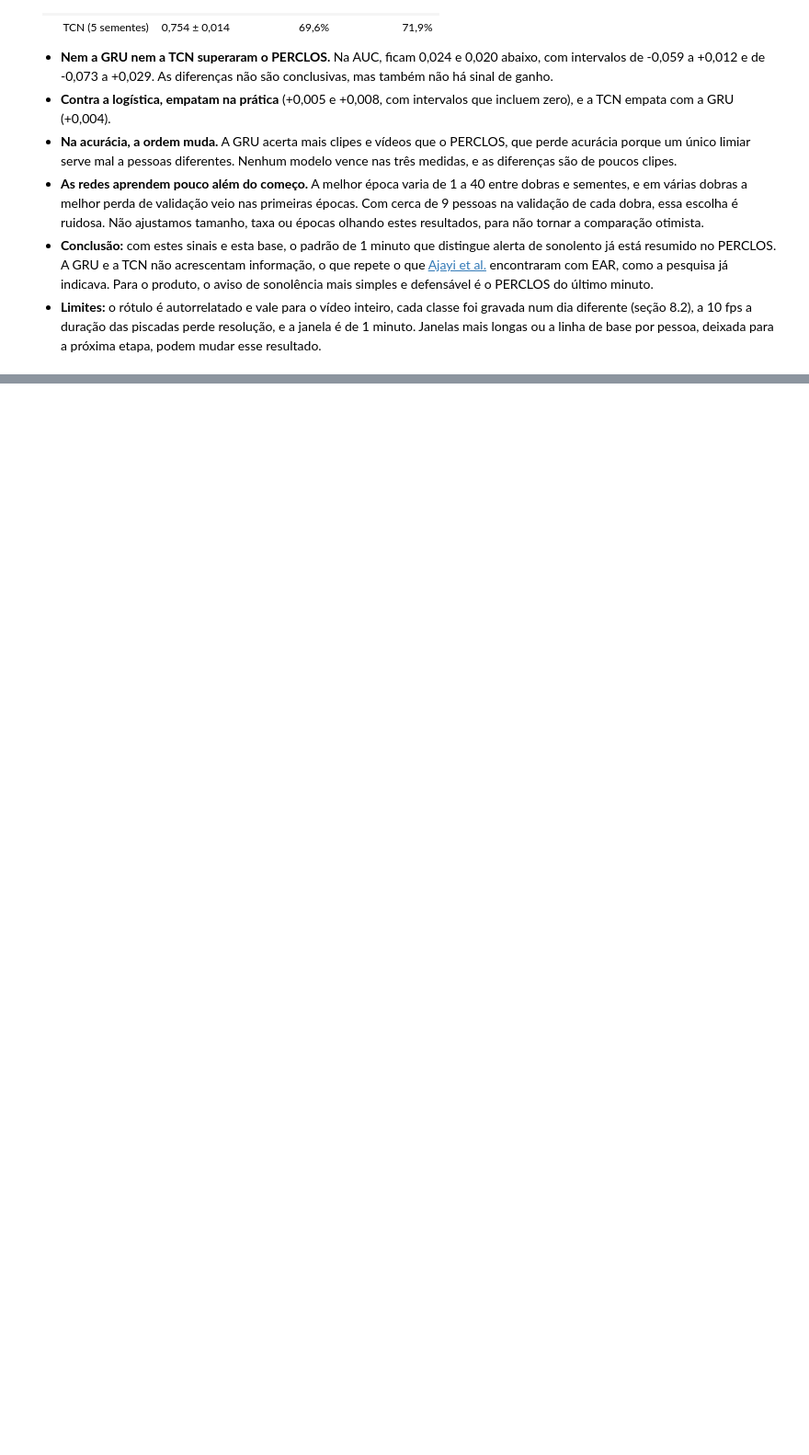
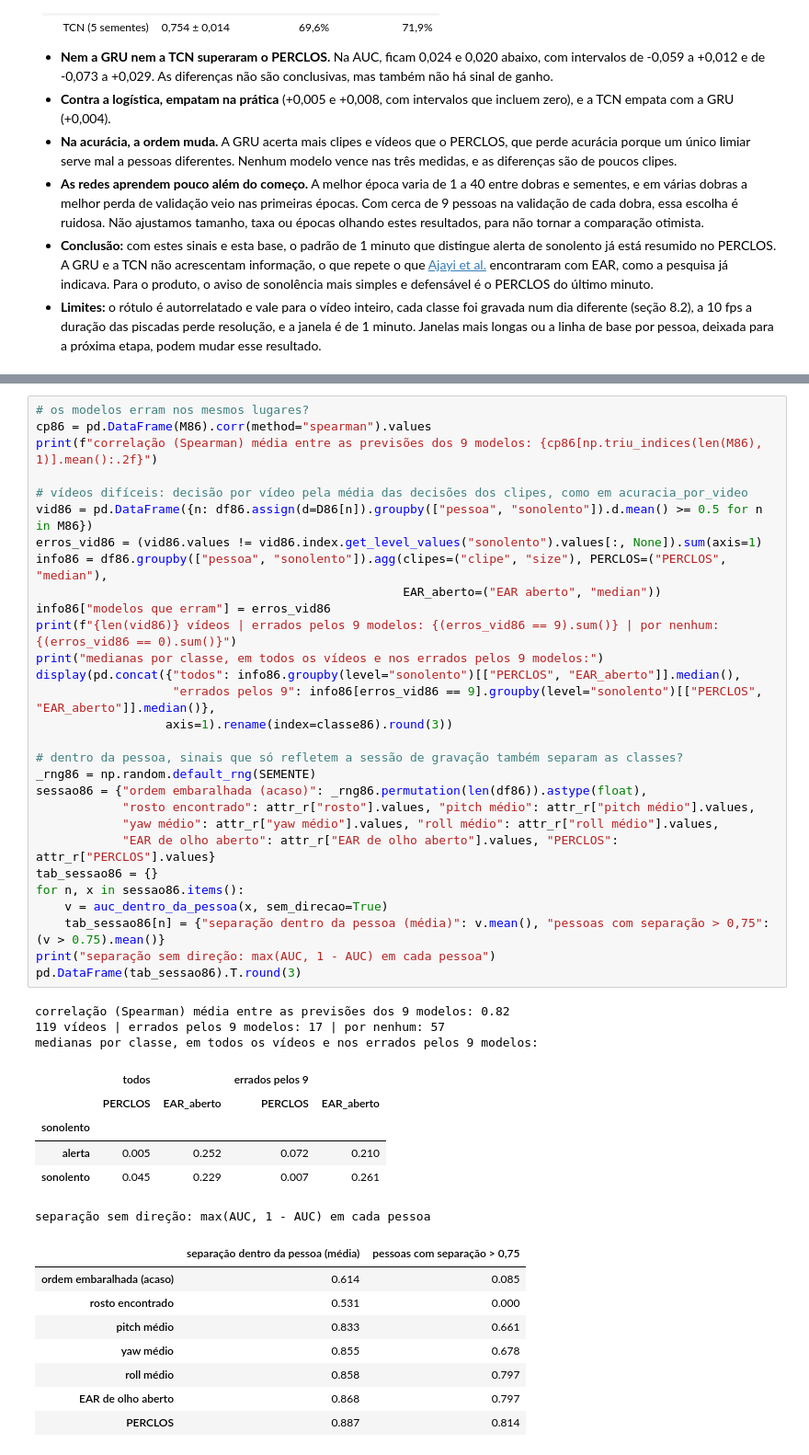
Before and after one commit to rcapozzielli/entrega_final_InsperAI_Wakely, a Jupyter notebook: wakely.ipynb, the cells around one changed output, grey strips where cells are left out. Shown at 92% size. Saved outputs shown, nothing was run; the diff lists cells and outputs as text; blank space fills up the shorter version.

```diff
--- a/wakely.ipynb
+++ b/wakely.ipynb
@@ -2682,0 +3201,47 @@ pd.DataFrame(comparacoes).T.round(3)
+# %%
+# os modelos erram nos mesmos lugares?
+cp86 = pd.DataFrame(M86).corr(method="spearman").values
+print(f"correlação (Spearman) média entre as previsões dos 9 modelos: {cp86[np.triu_indices(len(M86), 1)].mean():.2f}")
+
+# vídeos difíceis: decisão por vídeo pela média das decisões dos clipes, como em acuracia_por_video
+vid86 = pd.DataFrame({n: df86.assign(d=D86[n]).groupby(["pessoa", "sonolento"]).d.mean() >= 0.5 for n in M86})
+erros_vid86 = (vid86.values != vid86.index.get_level_values("sonolento").values[:, None]).sum(axis=1)
+info86 = df86.groupby(["pessoa", "sonolento"]).agg(clipes=("clipe", "size"), PERCLOS=("PERCLOS", "median"),
+                                                   EAR_aberto=("EAR aberto", "median"))
+info86["modelos que erram"] = erros_vid86
+print(f"{len(vid86)} vídeos | errados pelos 9 modelos: {(erros_vid86 == 9).sum()} | por nenhum: {(erros_vid86 == 0).sum()}")
+print("medianas por classe, em todos os vídeos e nos errados pelos 9 modelos:")
+display(pd.concat({"todos": info86.groupby(level="sonolento")[["PERCLOS", "EAR_aberto"]].median(),
+                   "errados pelos 9": info86[erros_vid86 == 9].groupby(level="sonolento")[["PERCLOS", "EAR_aberto"]].median()},
+                  axis=1).rename(index=classe86).round(3))
+
+# dentro da pessoa, sinais que só refletem a sessão de gravação também separam as classes?
+_rng86 = np.random.default_rng(SEMENTE)
+sessao86 = {"ordem embaralhada (acaso)": _rng86.permutation(len(df86)).astype(float),
+            "rosto encontrado": attr_r["rosto"].values, "pitch médio": attr_r["pitch médio"].values,
+            "yaw médio": attr_r["yaw médio"].values, "roll médio": attr_r["roll médio"].values,
+            "EAR de olho aberto": attr_r["EAR de olho aberto"].values, "PERCLOS": attr_r["PERCLOS"].values}
+tab_sessao86 = {}
+for n, x in sessao86.items():
+    v = auc_dentro_da_pessoa(x, sem_direcao=True)
+    tab_sessao86[n] = {"separação dentro da pessoa (média)": v.mean(), "pessoas com separação > 0,75": (v > 0.75).mean()}
+print("separação sem direção: max(AUC, 1 - AUC) em cada pessoa")
+pd.DataFrame(tab_sessao86).T.round(3)
+# %% [output]
+correlação (Spearman) média entre as previsões dos 9 modelos: 0.82
+119 vídeos | errados pelos 9 modelos: 17 | por nenhum: 57
+medianas por classe, em todos os vídeos e nos errados pelos 9 modelos:
+|  | todos |  | errados pelos 9 |  |
+|  | PERCLOS | EAR_aberto | PERCLOS | EAR_aberto |
+| sonolento |  |  |  |  |
+| alerta | 0.005 | 0.252 | 0.072 | 0.210 |
+| sonolento | 0.045 | 0.229 | 0.007 | 0.261 |
+separação sem direção: max(AUC, 1 - AUC) em cada pessoa
+|  | separação dentro da pessoa (média) | pessoas com separação > 0,75 |
+| ordem embaralhada (acaso) | 0.614 | 0.085 |
+| rosto encontrado | 0.531 | 0.000 |
+| pitch médio | 0.833 | 0.661 |
+| yaw médio | 0.855 | 0.678 |
+| roll médio | 0.858 | 0.797 |
+| EAR de olho aberto | 0.868 | 0.797 |
+| PERCLOS | 0.887 | 0.814 |
```
Also changed, not shown: parts of 13 cells of this notebook, 3 other files.
